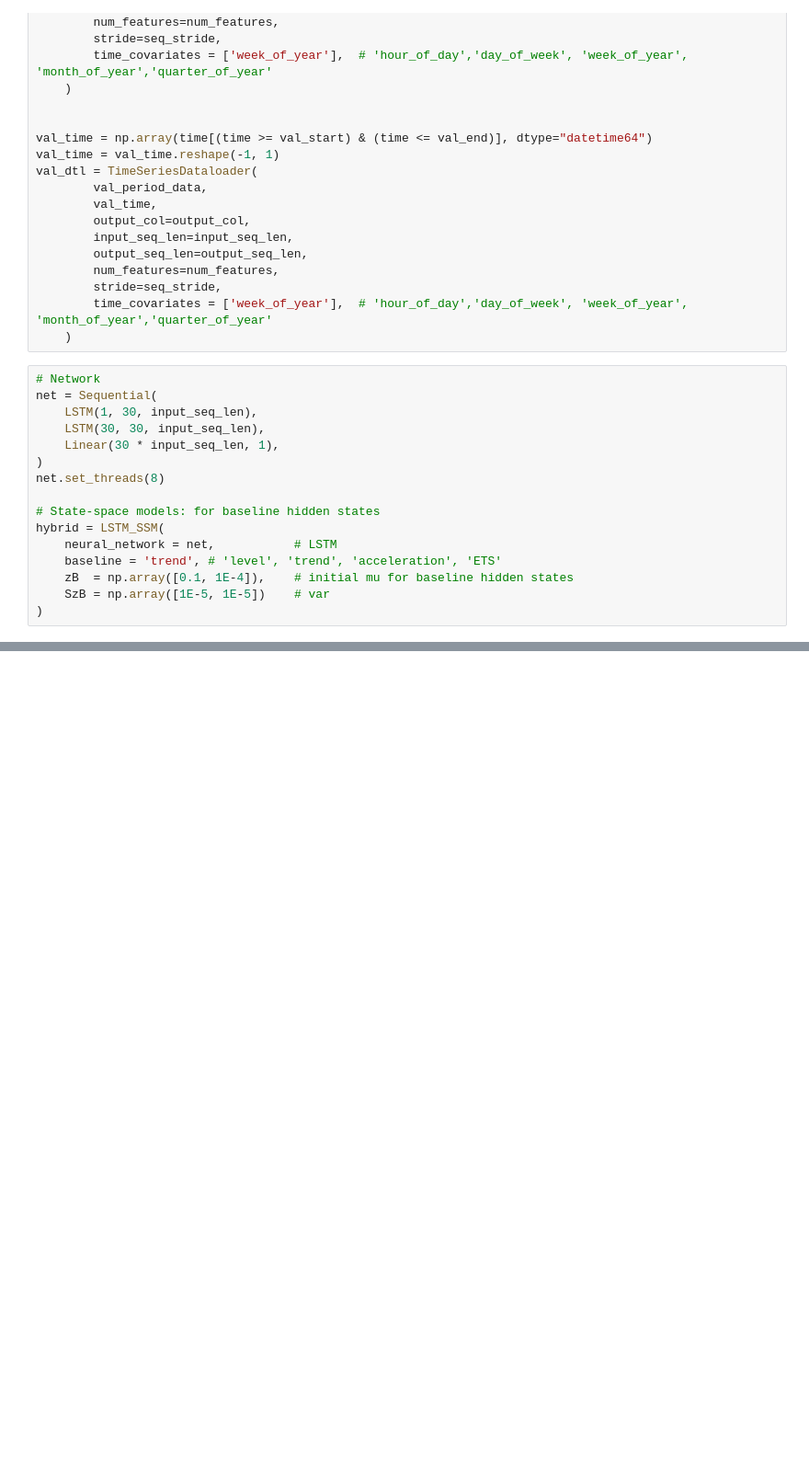
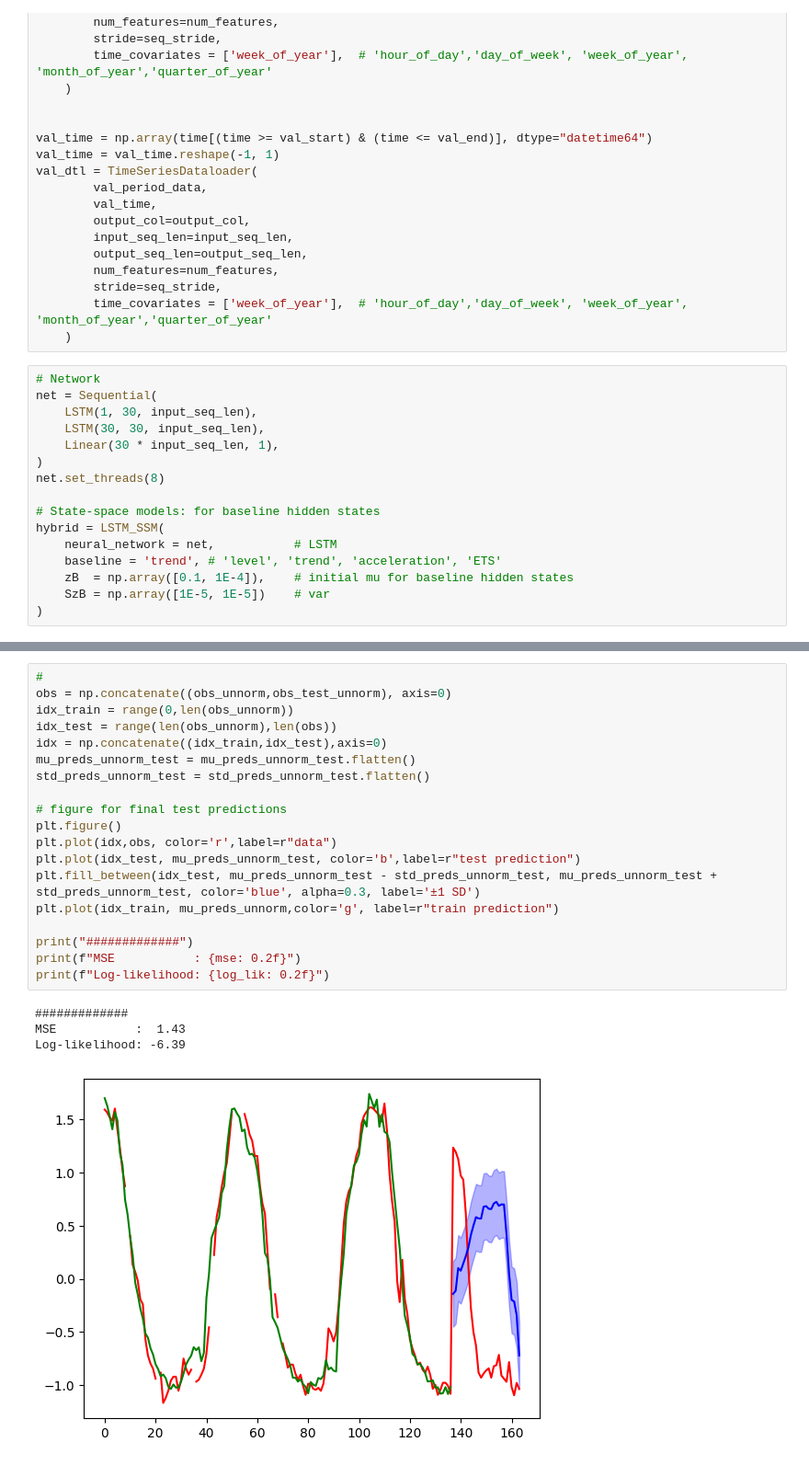
Before and after one commit to van-dai-vuong/canari, a Jupyter notebook: examples/time_series_toy.ipynb, the cells around one changed output, grey strips where cells are left out. Shown at 92% size. Saved outputs shown, nothing was run; the diff lists cells and outputs as text; blank space fills up the shorter version.

Commit message:
dataProcess

```diff
--- a/examples/time_series_toy.ipynb
+++ b/examples/time_series_toy.ipynb
@@ -167,0 +213,24 @@ for epoch in pbar:
+# %%
+#
+obs = np.concatenate((obs_unnorm,obs_test_unnorm), axis=0)
+idx_train = range(0,len(obs_unnorm))
+idx_test = range(len(obs_unnorm),len(obs))
+idx = np.concatenate((idx_train,idx_test),axis=0)
+mu_preds_unnorm_test = mu_preds_unnorm_test.flatten()
+std_preds_unnorm_test = std_preds_unnorm_test.flatten()
+
+# figure for final test predictions
+plt.figure()
+plt.plot(idx,obs, color='r',label=r"data")
+plt.plot(idx_test, mu_preds_unnorm_test, color='b',label=r"test prediction")
+plt.fill_between(idx_test, mu_preds_unnorm_test - std_preds_unnorm_test, mu_preds_unnorm_test + std_preds_unnorm_test, color='blue', alpha=0.3, label='±1 SD')
+plt.plot(idx_train, mu_preds_unnorm,color='g', label=r"train prediction")
+
+print("#############")
+print(f"MSE           : {mse: 0.2f}")
+print(f"Log-likelihood: {log_lik: 0.2f}")
+# %% [output]
+#############
+MSE           :  1.43
+Log-likelihood: -6.39
+[figure, added]
```
Also changed, not shown: parts of 3 cells of this notebook, 14 other files.
